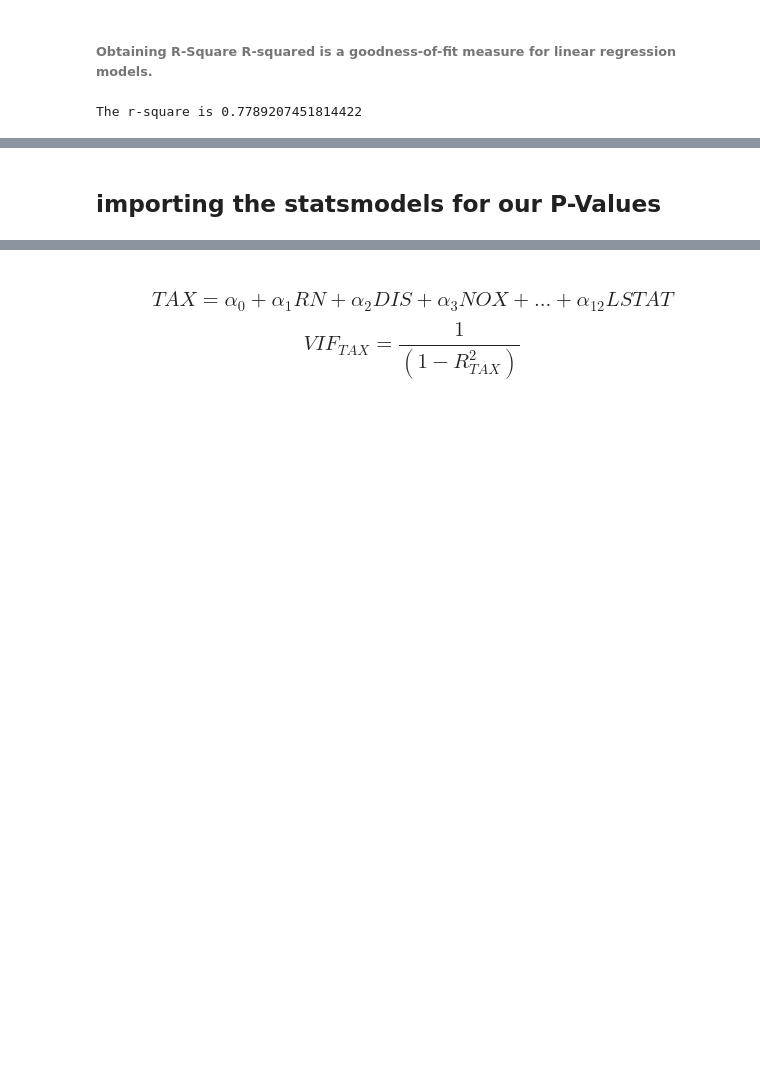
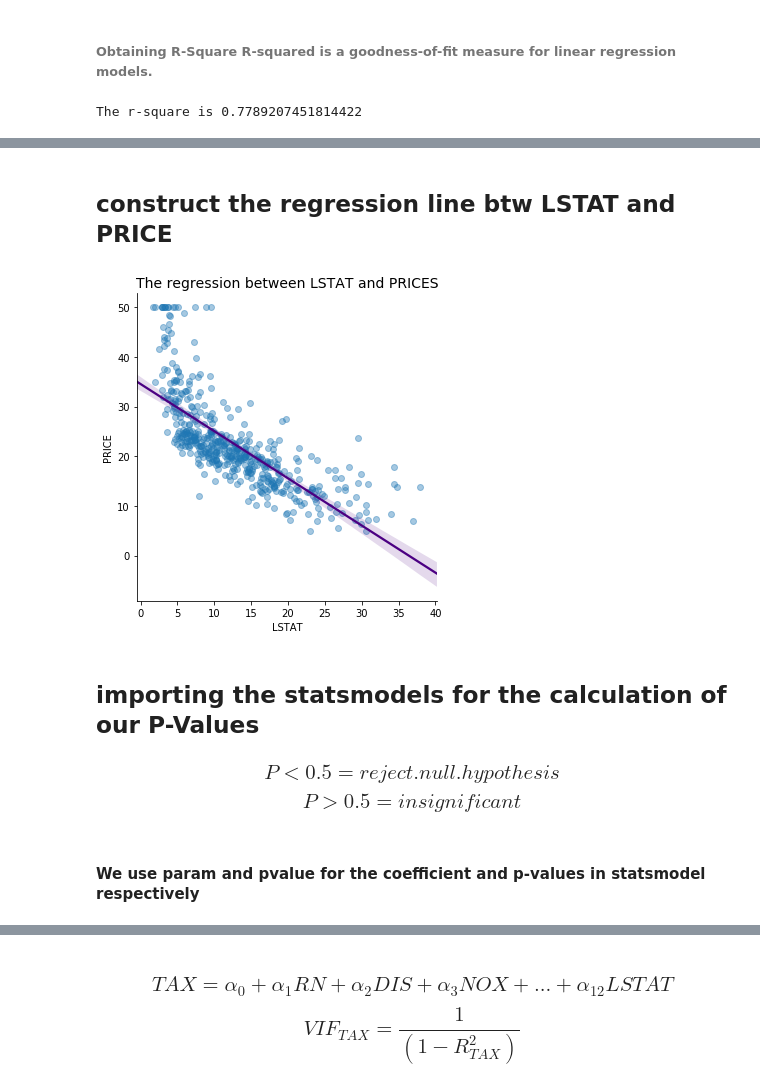
Before and after one commit to bullet400/house, a Jupyter notebook: 0.2 Boston House Price.ipynb, the cells around one changed output, grey strips where cells are left out. Drawn from its saved outputs; the diff is of its cells as text; code cells hidden in the pictures; blank space fills up the shorter version.

Commit message:
Residual, pvalues updaded

```diff
--- a/0.2 Boston House Price.ipynb
+++ b/0.2 Boston House Price.ipynb
@@ -450,4 +468,13 @@ The r-square is 0.7789207451814422
+# %% [markdown]
+## construct the regression line btw LSTAT and PRICE
+# %%
+sns.lmplot(x='LSTAT', y='PRICE', data=df, height=5, scatter_kws={"alpha":0.4}, line_kws={"color":'indigo'})
+plt.title("The regression between LSTAT and PRICES", fontsize=14)
+plt.show()
+# %% [output]
+[figure, added]
 # %% [markdown]
-## importing the statsmodels for our P-Values
+## importing the statsmodels for the calculation of our P-Values
+ ### $$P < 0.5 = reject.null .hypothesis $$  $$P > 0.5 = insignificant$$
 # %%
 import statsmodels.api as sm
@@ -453,0 +485,2 @@ import statsmodels.api as sm
+# %% [markdown]
+#### We use param and pvalue for the coefficient and p-values in statsmodel respectively
```
Also changed, not shown: parts of 27 cells of this notebook.
